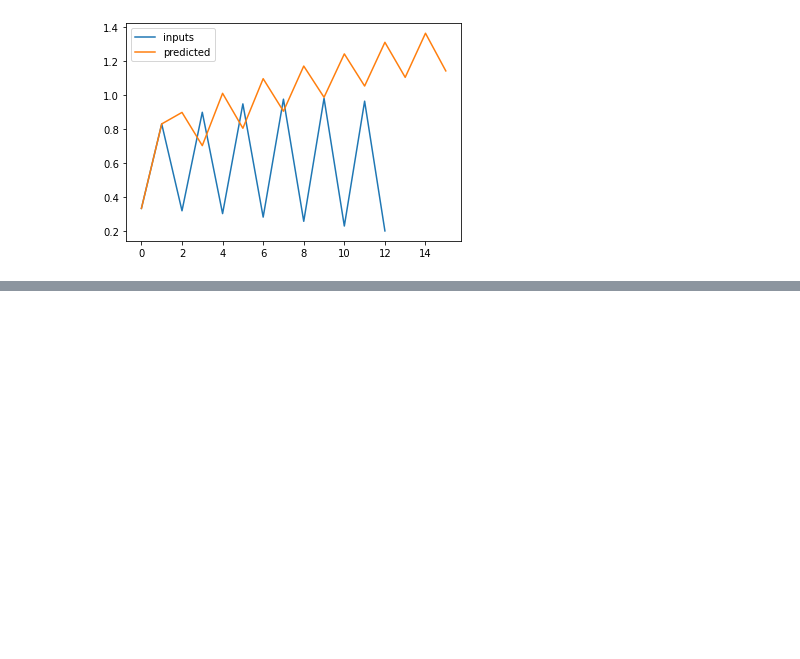
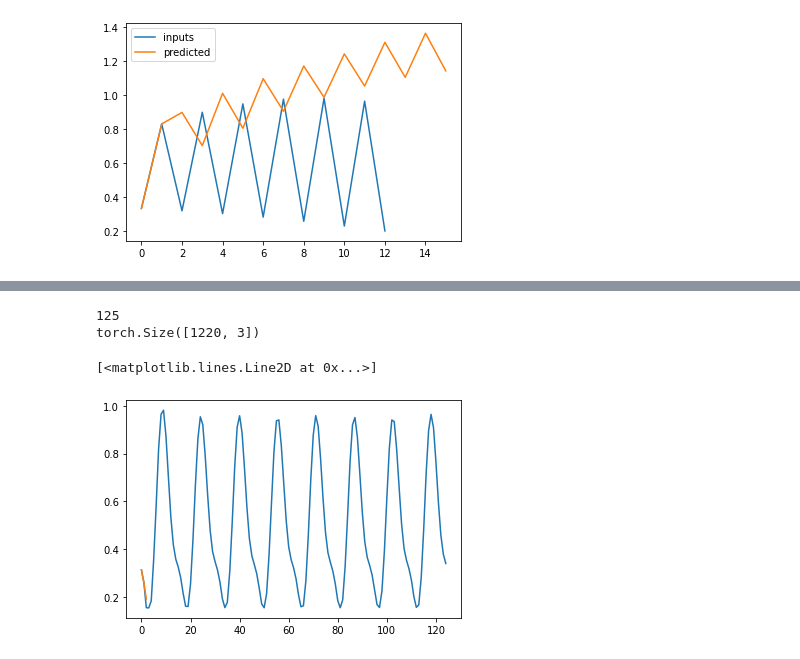
Before and after one commit to KatieJ16/Time_Space_multiscale, a Jupyter notebook: remake/double/toy2a_multiscale_model_fitting-Copy1.ipynb, the cells around one changed output, grey strips where cells are left out. Saved outputs shown, nothing was run; the diff lists cells and outputs as text; code cells hidden in the pictures; blank space fills up the shorter version.

```diff
--- a/remake/double/toy2a_multiscale_model_fitting-Copy1.ipynb
+++ b/remake/double/toy2a_multiscale_model_fitting-Copy1.ipynb
@@ -488,3 +525,13 @@ dataset.train_x.shape
+# %%
+print(len(pred))
+plt.plot(pred)
+# print(model_time.val_inputs.shape)
+plt.plot(model_time.val_inputs[0])
+# %% [output]
+125
+torch.Size([1220, 3])
+[<matplotlib.lines.Line2D at 0x...>]
+[figure, added]
 # %%
 # #plot a bunch
 # #
```
Also changed, not shown: parts of 7 cells of this notebook, 1 other file.
